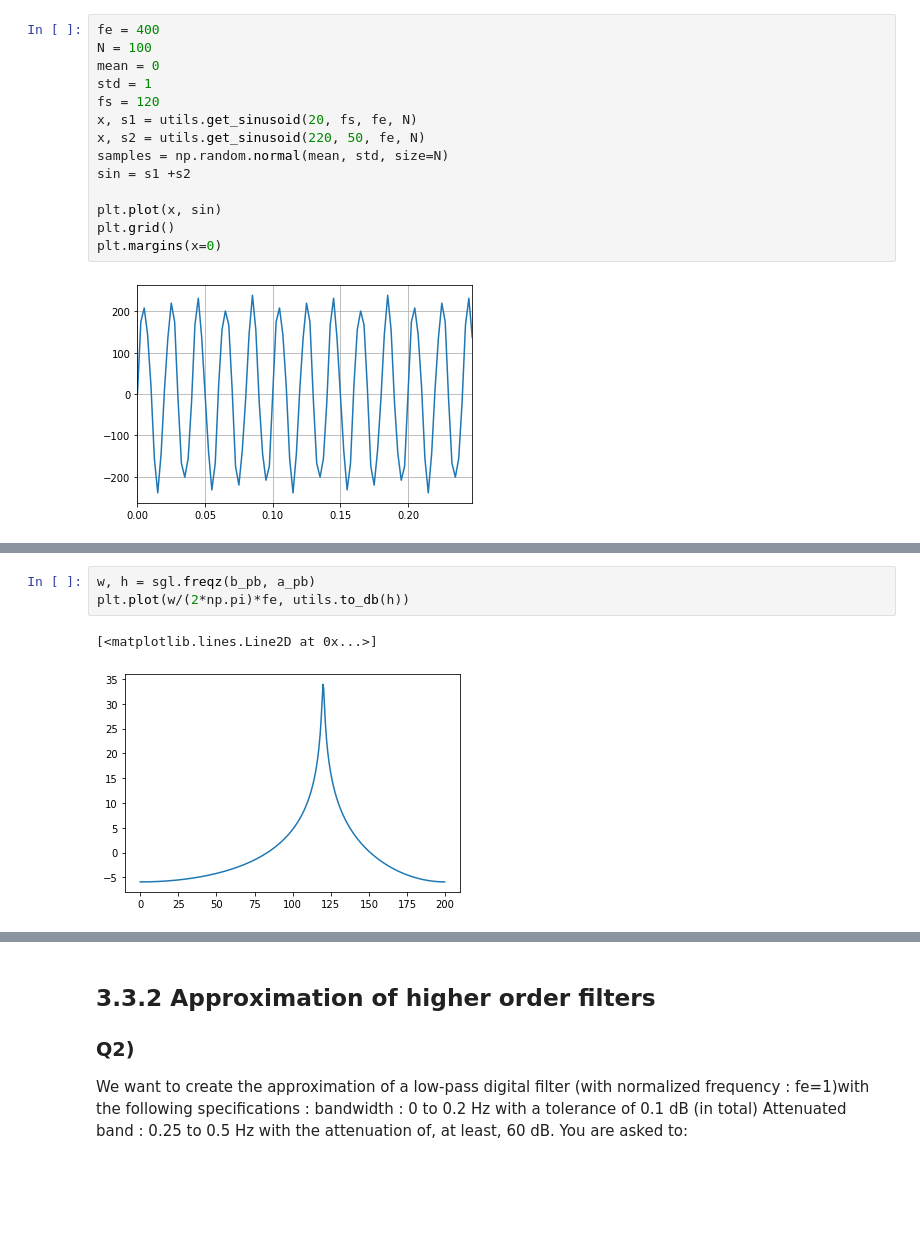
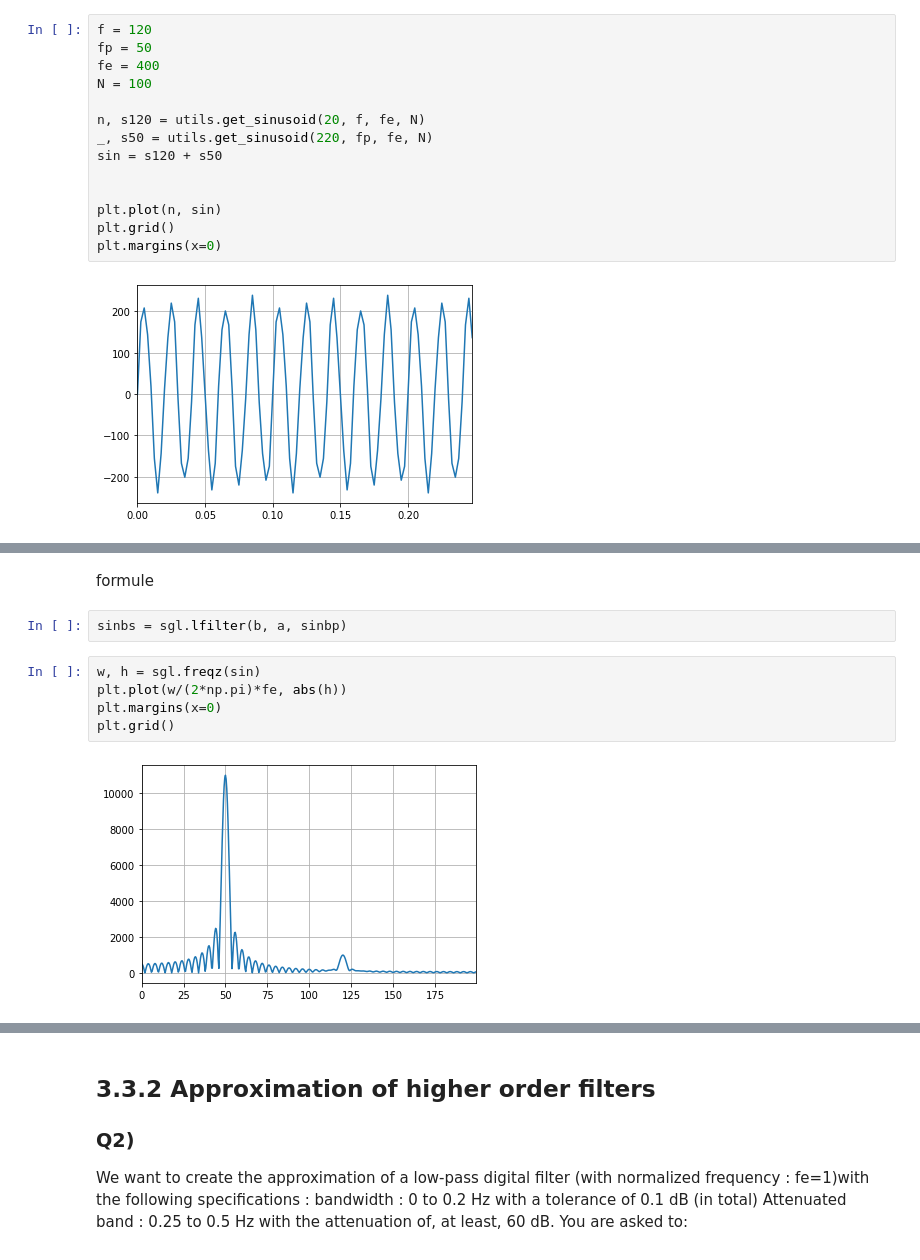
Before and after one commit to lionelGoffaux/tp_signal, a Jupyter notebook: lab3.ipynb, the cells around one changed output, grey strips where cells are left out. Cells and saved outputs as stored; diff of their text form; blank space fills up the shorter version.

```diff
--- a/lab3.ipynb
+++ b/lab3.ipynb
@@ -38,17 +38,17 @@ zeros and poles.
 3. Check the frequency response of the entire filter as well as the positions of the
 zeros and poles.
 # %%
+f = 120
+fp = 50
 fe = 400
 N = 100
-mean = 0
-std = 1
-fs = 120
-x, s1 = utils.get_sinusoid(20, fs, fe, N)
-x, s2 = utils.get_sinusoid(220, 50, fe, N)
-samples = np.random.normal(mean, std, size=N)
-sin = s1 +s2
 
-plt.plot(x, sin)
+n, s120 = utils.get_sinusoid(20, f, fe, N)
+_, s50 = utils.get_sinusoid(220, fp, fe, N)
+sin = s120 + s50
+
+
+plt.plot(n, sin)
 plt.grid()
 plt.margins(x=0)
 # %% [output]
@@ -71,7 +182,12 @@ plt.plot(x, sin_pb)
+# %% [markdown]
+formule
+# %%
+sinbs = sgl.lfilter(b, a, sinbp)
 # %%
-w, h = sgl.freqz(b_pb, a_pb)
-plt.plot(w/(2*np.pi)*fe, utils.to_db(h))
+w, h = sgl.freqz(sin)
+plt.plot(w/(2*np.pi)*fe, abs(h))
+plt.margins(x=0)
+plt.grid()
 # %% [output]
-[<matplotlib.lines.Line2D at 0x...>]
-[figure, old version]
+[figure, new version]
 # %%
```
Also changed, not shown: parts of 15 cells of this notebook, 1 other file.
